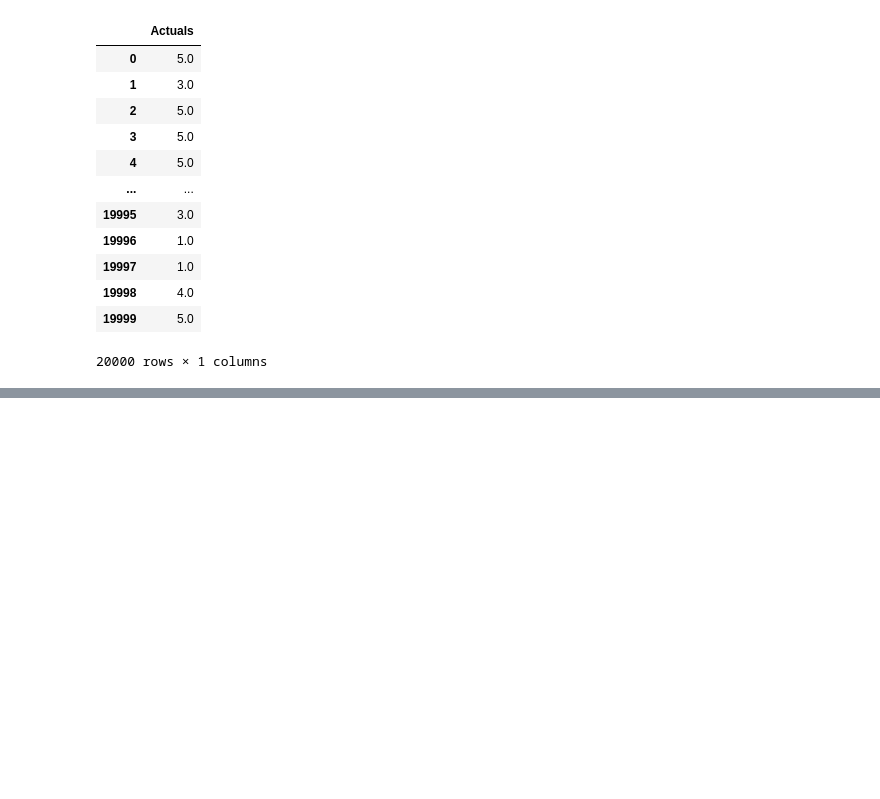
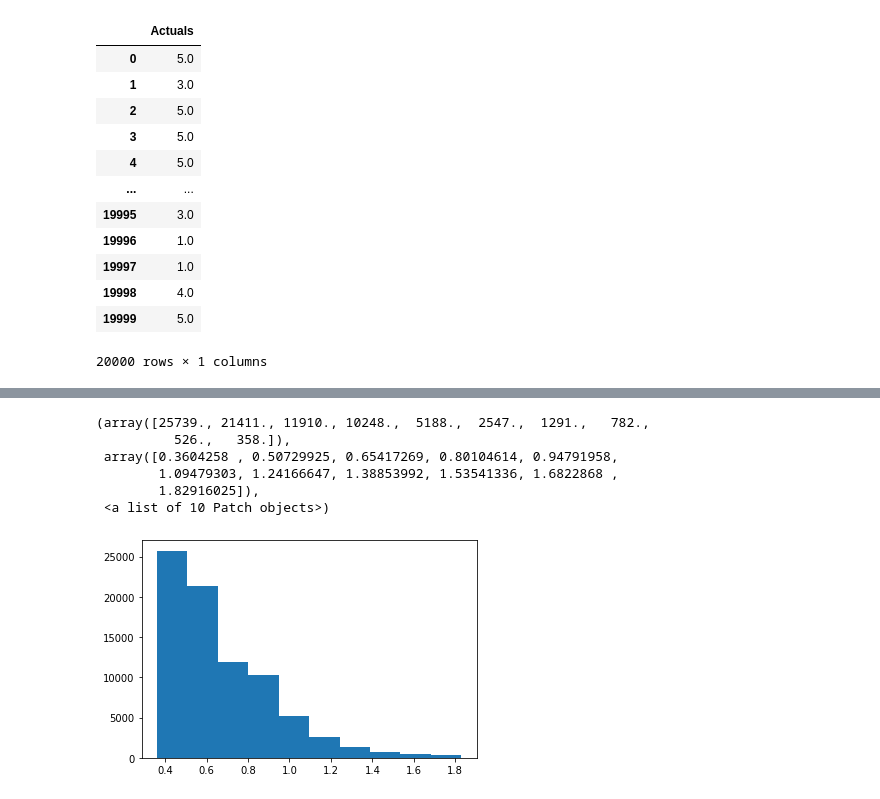
Before and after one commit to CodyBurker/W266_Group_Project, a Jupyter notebook: Cody_Ensembles.ipynb, the cells around one changed output, grey strips where cells are left out. Drawn from its saved outputs; the diff is of its cells as text; code cells hidden in the pictures; blank space fills up the shorter version.

```diff
--- a/Cody_Ensembles.ipynb
+++ b/Cody_Ensembles.ipynb
@@ -396,8 +244,0 @@ pd.DataFrame(knn_grid.cv_results_)[['params','mean_test_score']]
-# %%
-parameters = {'n_neighbors':[100,150,250,500],'weights':['uniform']}
-knn_grid = GridSearchCV(KNeighborsClassifier(), parameters)
-knn_grid.fit(train_combined_dataframe, train_actuals['Actuals'])
-preds = knn_grid.predict(test_combined_dataframe)
-acc = accuracy_score(preds, test_actuals['Actuals'])
-print("Accuracy: {}\t{:.4%}".format("LinearSVM", acc))
-pd.DataFrame(knn_grid.cv_results_)[['params','mean_test_score']]
@@ -411,6 +244,0 @@ Accuracy: LinearSVM     70.7000%
-# %%
-test_knn = KNeighborsClassifier(n_neighbors=500, weights='uniform')
-test_knn.fit(train_combined_dataframe, train_actuals['Actuals'])
-preds = test_knn.predict(test_combined_dataframe)
-acc = accuracy_score(preds, test_actuals['Actuals'])
-print("Accuracy: {}\t{:.4%}".format("LinearSVM", acc))
@@ -418,0 +247,5 @@ Accuracy: LinearSVM     71.2000%
+# %%
+# Given an array, return the entropy
+import numpy as np
+def get_entropy(input_array):
+  return -1 *np.sum(np.log(input_array) * input_array, axis=1)
@@ -418,0 +410,12 @@ Accuracy: LinearSVM     71.2000%
+# %%
+import matplotlib.pyplot as plt
+bert_correct = entropy_train['bert_pred'] == train_actuals['Actuals']
+plt.hist(entropy_train['bert_entropy'])
+# %% [output]
+(array([25739., 21411., 11910., 10248.,  5188.,  2547.,  1291.,   782.,
+          526.,   358.]),
+ array([0.3604258 , 0.50729925, 0.65417269, 0.80104614, 0.94791958,
+        1.09479303, 1.24166647, 1.38853992, 1.53541336, 1.6822868 ,
+        1.82916025]),
+ <a list of 10 Patch objects>)
+[figure, added]
```
Also changed, not shown: parts of 35 cells of this notebook.
